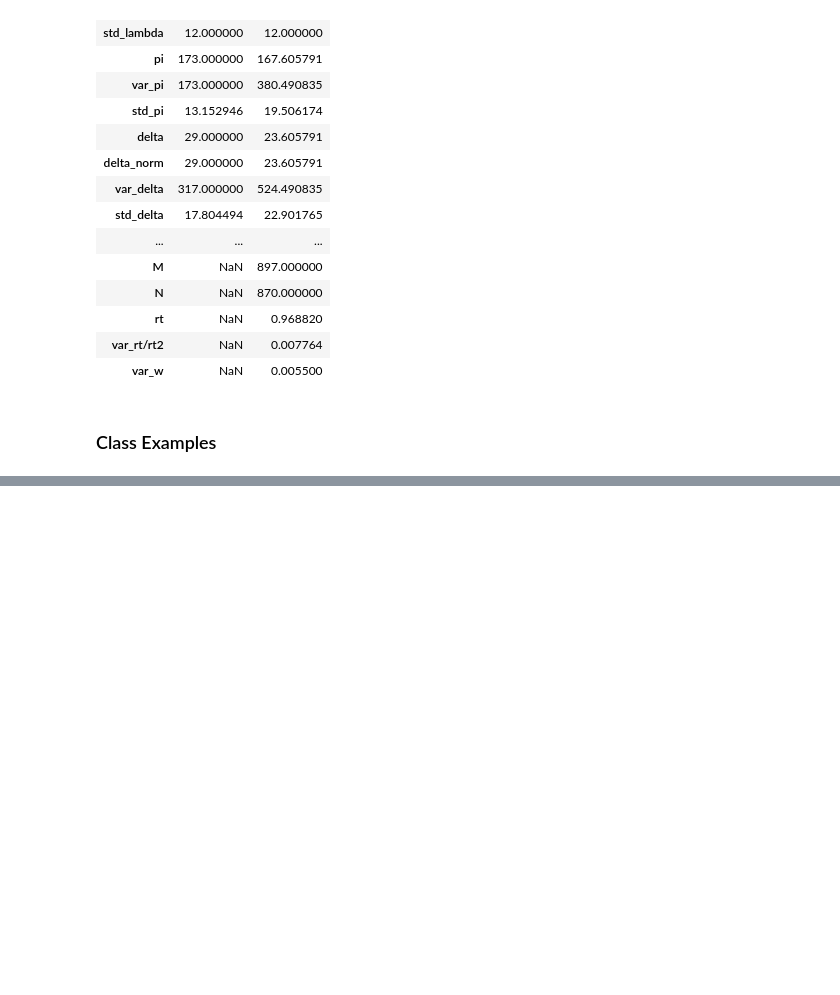
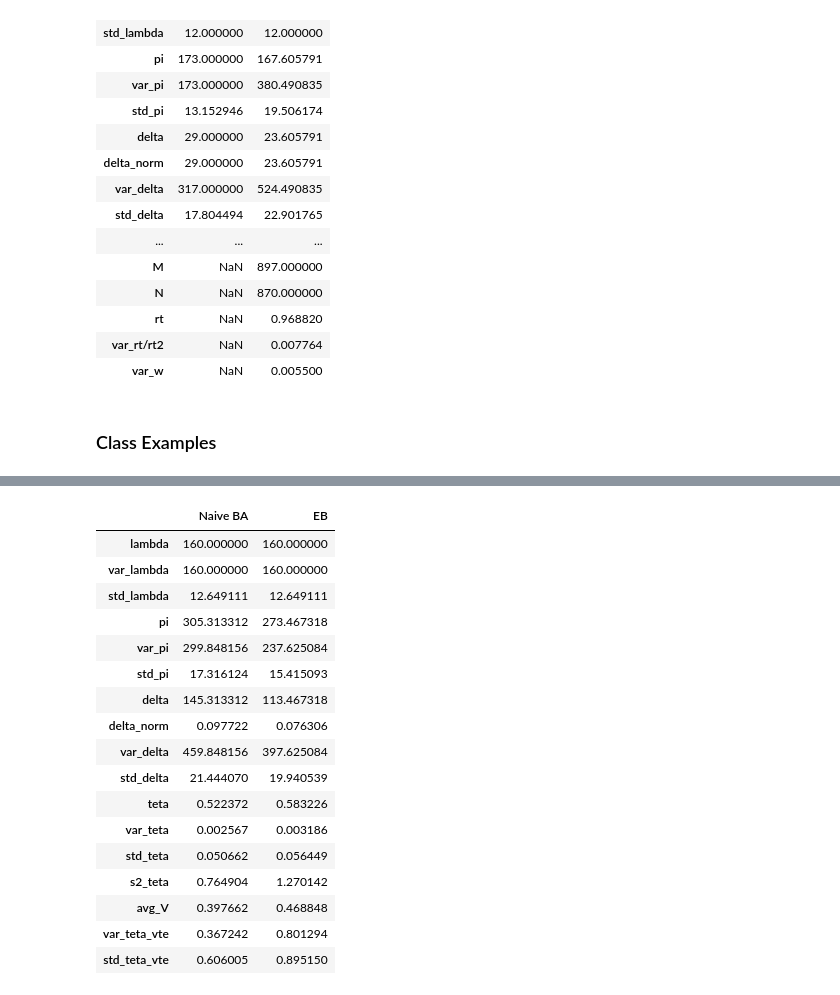
Before and after one commit to thiagopassos2001/hauer-before-after, a Jupyter notebook: examples.ipynb, the cells around one changed output, grey strips where cells are left out. Saved outputs shown, nothing was run; the diff lists cells and outputs as text; code cells hidden in the pictures; blank space fills up the shorter version.

```diff
--- a/examples.ipynb
+++ b/examples.ipynb
@@ -5,7 +8,7 @@ import pandas as pd
 import hauer
 # %%
-pd.set_option('display.max_colwidth', None)
-pd.reset_option('display.float_format')
+pd.set_option('display.max_colwidth', 500)
+pd.set_option('display.max_rows', 500)
 # %% [markdown]
 ### Naïve BA
 # %%
@@ -303,0 +393,73 @@ def EmpiricalBayes(
+# %%
+# Read dataframe
+df = pd.read_excel("TP1/Planilha_Dados_2025_2_IS-EAD-MEB-Modelo PB.xlsx",sheet_name="Sinistros EB")
+df_VMDA = pd.read_excel("TP1/Planilha_Dados_2025_2_IS-EAD-MEB-Modelo PB.xlsx",sheet_name="VMDA")
+df_SPF = pd.read_excel("TP1/Planilha_Dados_2025_2_IS-EAD-MEB-Modelo PB.xlsx",sheet_name="Sinistros SPF")
+
+target_accident = "FERIDAS E FATAIS"
+
+# Adjust columns
+sep = "@"
+df_VMDA.columns = [f"VMDA{sep}{str(col)}" if str(col)!="ID" else str(col) for col in df_VMDA.columns]
+df = df.merge(df_VMDA,on="ID",how="left")
+for y in range(start_year,end_year+1):
+    df[f"FAIXAS{sep}{y}"] = df["FAIXAS"]
+
+# SPF
+SPF1,b1 = SPF_TLI_Injured(df_SPF,year_col="ANO",Ct_col="Ct",inj_col=target_accident)
+
+# Adjust Dataframe
+df = ExpandDatasetToMEB_Months(
+        df,
+        before_duration="MESES ANTES",
+        after_duration="MESES DEPOIS",
+        day_zero="IMPLANTAÇÃO",
+        buffer_after_day_zero=2,
+        start_year=2004,
+        end_year=2011,
+        fmd=1/12,
+        sep="@")
+
+# Apply EB
+_,result_EB = EmpiricalBayesMethod(
+        df,
+        SPF_func=SPF1,
+        b=b1,
+        par_list=["VMDA","FAIXAS"],
+        before_duration="MESES ANTES",
+        after_duration="MESES DEPOIS",
+        before_count="FERIDOS E FATAIS ANTES",
+        after_count="FERIDOS E FATAIS DEPOIS",
+        start_year=2004,
+        end_year=2011,
+        sep="@")
+
+_,result_Naive_BA = hauer.NaiveBeforeAfter(
+    df_treatment=df,
+    before_duration="MESES ANTES",
+    after_duration="MESES DEPOIS",
+    before_count="FERIDOS E FATAIS ANTES",
+    after_count="FERIDOS E FATAIS DEPOIS")
+
+result = pd.concat([result_Naive_BA.T,result_EB.T],ignore_index=True).T
+result.columns = ["Naive BA","EB"]
+result
+# %% [output]
+|  | Naive BA | EB |
+| lambda | 160.000000 | 160.000000 |
+| var_lambda | 160.000000 | 160.000000 |
+| std_lambda | 12.649111 | 12.649111 |
+| pi | 305.313312 | 273.467318 |
+| var_pi | 299.848156 | 237.625084 |
+| std_pi | 17.316124 | 15.415093 |
+| delta | 145.313312 | 113.467318 |
+| delta_norm | 0.097722 | 0.076306 |
+| var_delta | 459.848156 | 397.625084 |
+| std_delta | 21.444070 | 19.940539 |
+| teta | 0.522372 | 0.583226 |
+| var_teta | 0.002567 | 0.003186 |
+| std_teta | 0.050662 | 0.056449 |
+| s2_teta | 0.764904 | 1.270142 |
+| avg_V | 0.397662 | 0.468848 |
+| var_teta_vte | 0.367242 | 0.801294 |
+| std_teta_vte | 0.606005 | 0.895150 |
```
Also changed, not shown: parts of 14 cells of this notebook.
